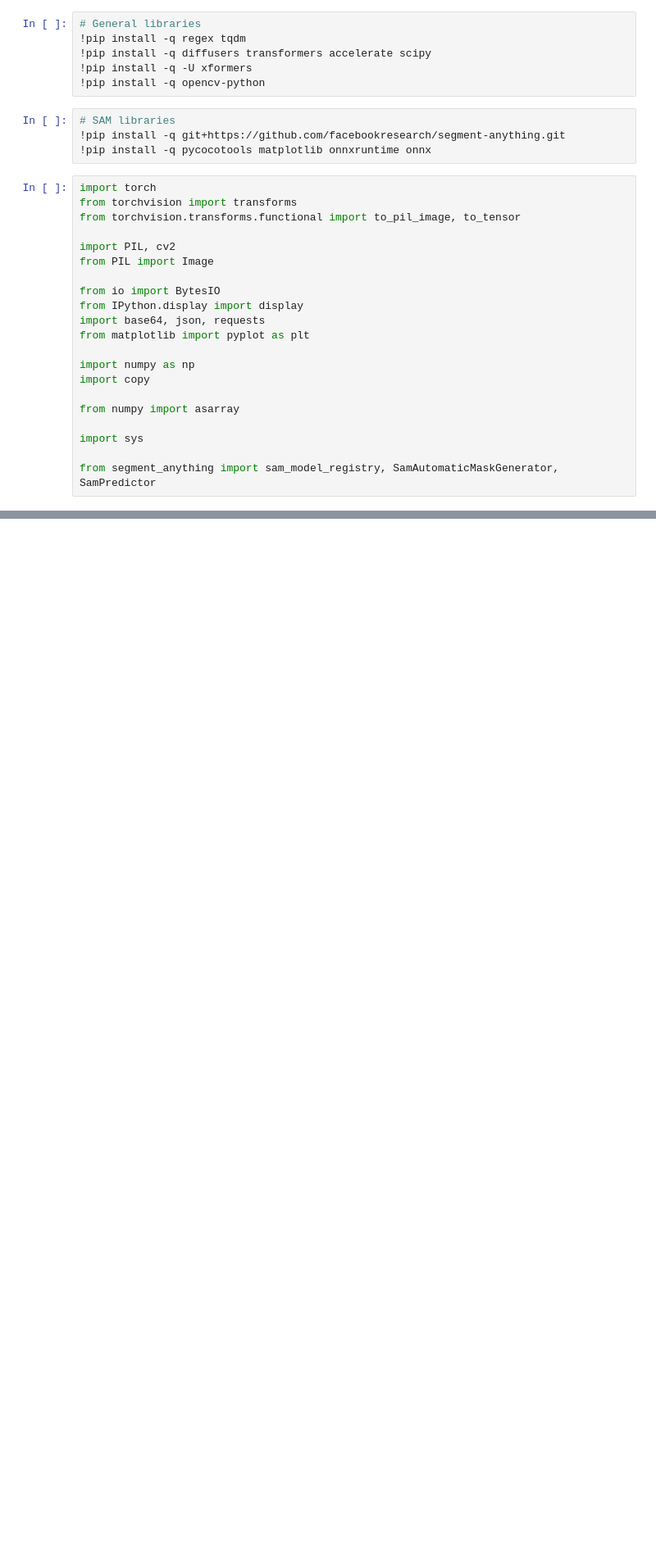
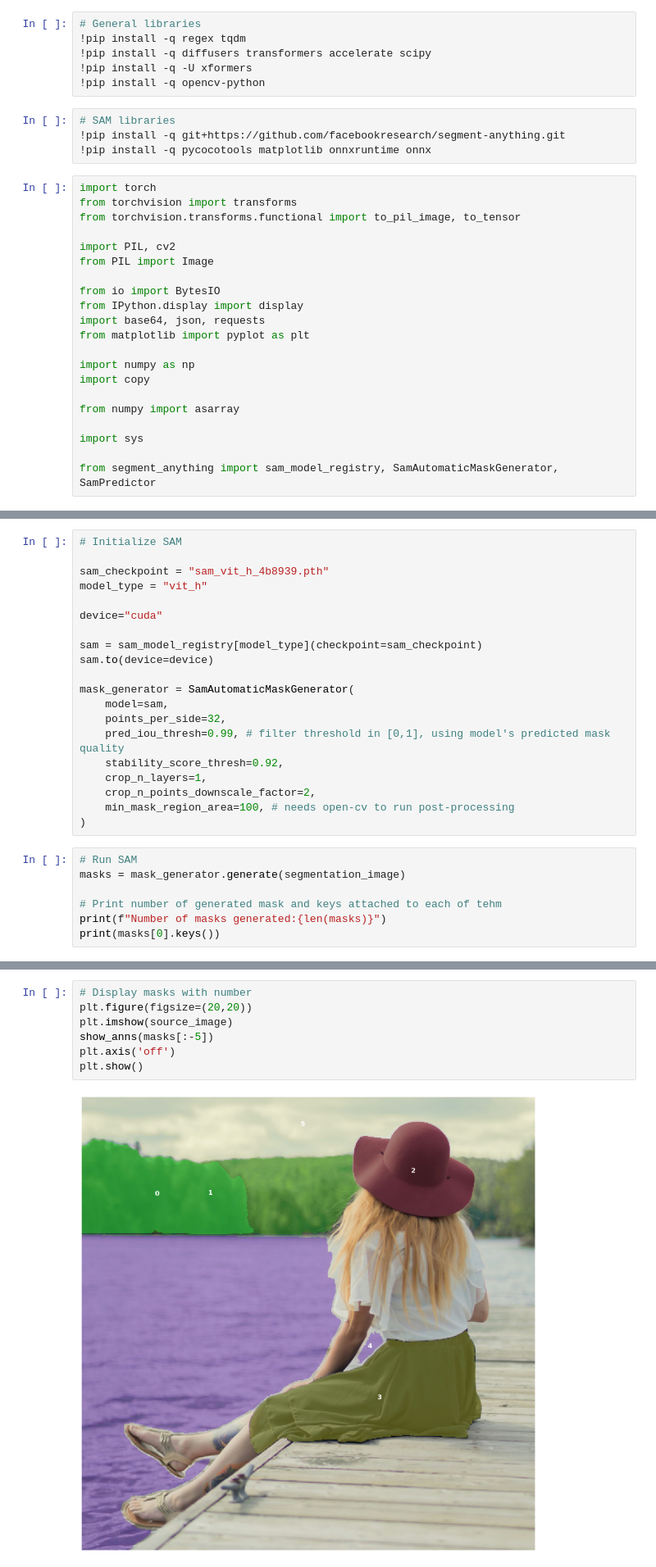
Before and after one commit to bellmake/inpainting, a Jupyter notebook: inpainting.ipynb, the cells around one changed output, grey strips where cells are left out. Shown at 82% size. Drawn from its saved outputs; the diff is of its cells as text; blank space fills up the shorter version.

```diff
--- a/inpainting.ipynb
+++ b/inpainting.ipynb
@@ -50,0 +89,27 @@ model_dir = "stabilityai/stable-diffusion-2-inpainting"
+# %%
+# Initialize SAM
+
+sam_checkpoint = "sam_vit_h_4b8939.pth"
+model_type = "vit_h"
+
+device="cuda"
+
+sam = sam_model_registry[model_type](checkpoint=sam_checkpoint)
+sam.to(device=device)
+
+mask_generator = SamAutomaticMaskGenerator(
+    model=sam,
+    points_per_side=32,
+    pred_iou_thresh=0.99, # filter threshold in [0,1], using model's predicted mask quality
+    stability_score_thresh=0.92,
+    crop_n_layers=1,
+    crop_n_points_downscale_factor=2,
+    min_mask_region_area=100, # needs open-cv to run post-processing
+)
+# %%
+# Run SAM
+masks = mask_generator.generate(segmentation_image)
+
+# Print number of generated mask and keys attached to each of tehm
+print(f"Number of masks generated:{len(masks)}")
+print(masks[0].keys())
@@ -50,0 +159,9 @@ model_dir = "stabilityai/stable-diffusion-2-inpainting"
+# %%
+# Display masks with number
+plt.figure(figsize=(20,20))
+plt.imshow(source_image)
+show_anns(masks[:-5])
+plt.axis('off')
+plt.show()
+# %% [output]
+[figure, added]
```
Also changed, not shown: parts of 12 cells of this notebook.
